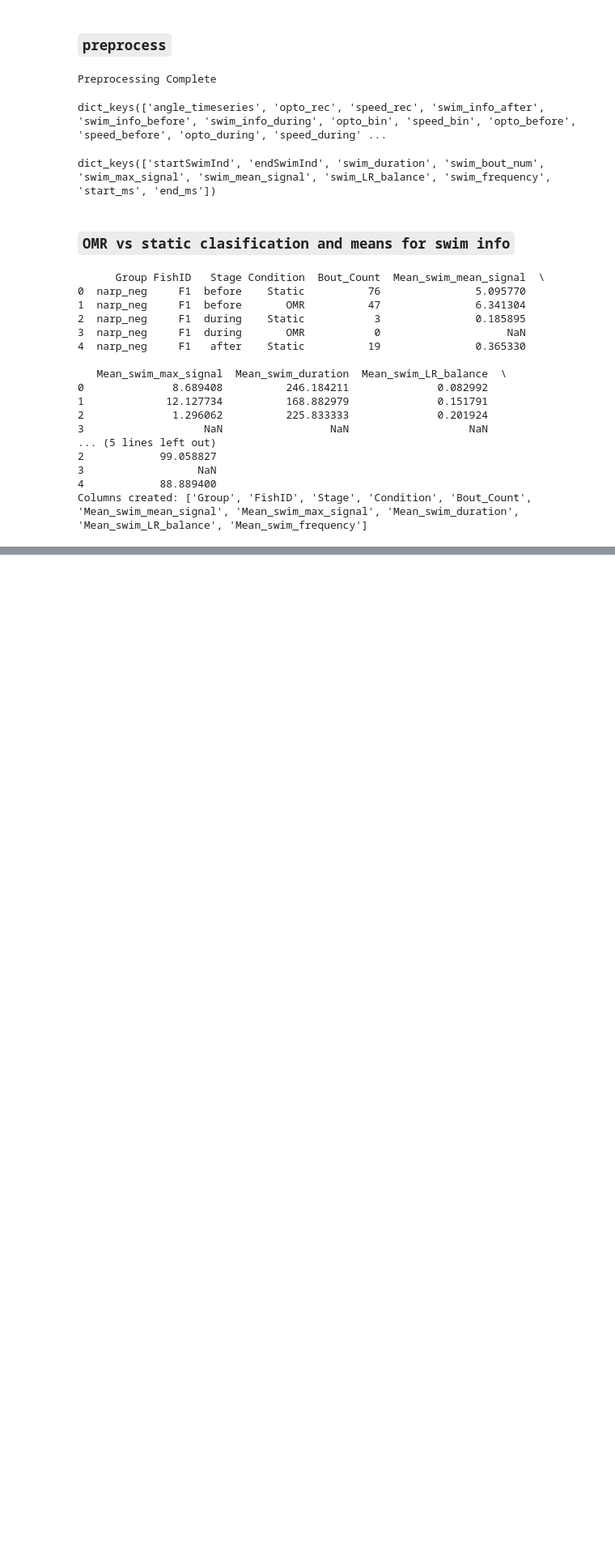
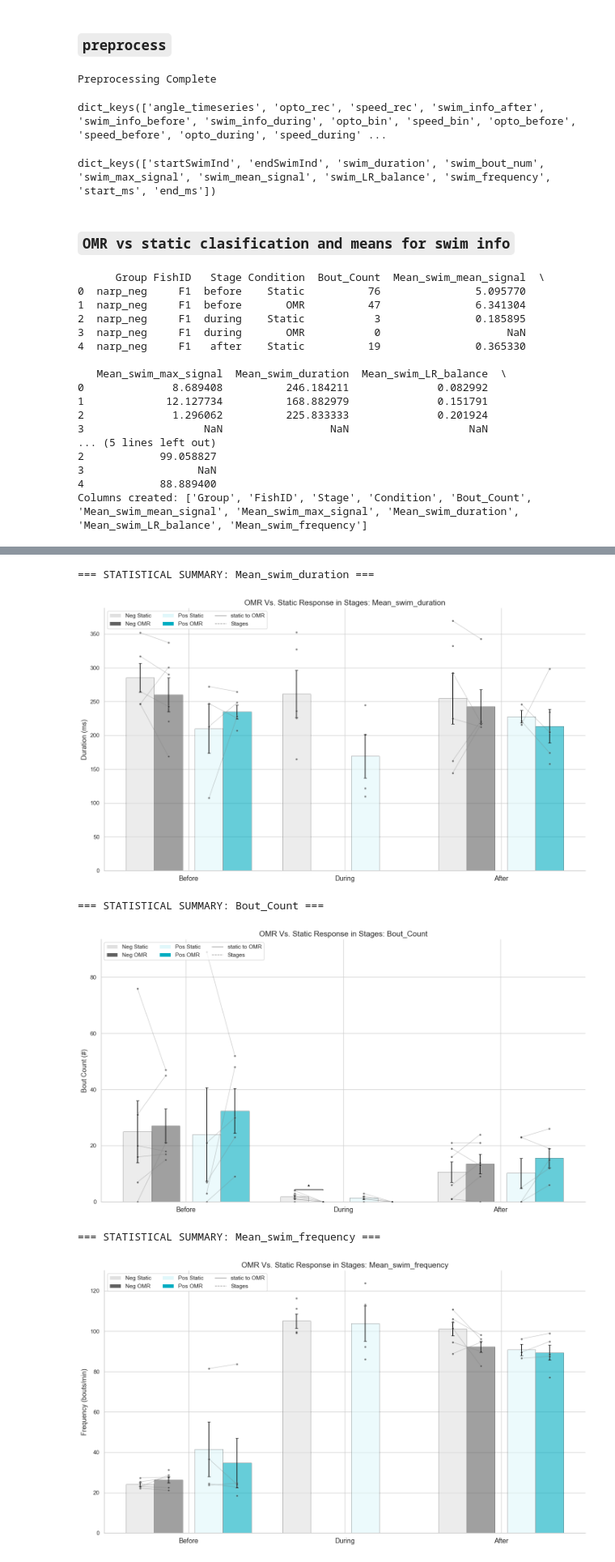
Before and after one commit to ellashaked/optogenetic-stimuli-narp, a Jupyter notebook: 5_sec_const.ipynb, the cells around one changed output, grey strips where cells are left out. Shown at 81% size. Drawn from its saved outputs; the diff is of its cells as text; code cells hidden in the pictures; blank space fills up the shorter version.

Commit message:
plotting omr vs static in stages function + t test stats

```diff
--- a/5_sec_const.ipynb
+++ b/5_sec_const.ipynb
@@ -440,0 +429,14 @@ Columns created: ['Group', 'FishID', 'Stage', 'Condition', 'Bout_Count', 'Mean_s
+# %%
+def add_stats_bracket(ax, x1, x2, y, h, p_val, color='k'):
+    """Draws a bracket with significance stars."""
+    if p_val >= 0.05: return # Do not draw if not significant
+
+    # Determine significance level
+    sig = "***" if p_val < 0.001 else "**" if p_val < 0.01 else "*"
+
+    # Draw bracket
+    ax.plot([x1, x1, x2, x2], [y, y+h, y+h, y], lw=1.2, c=color)
+
+    # Add text
+    ax.text((x1+x2)/2, y+h, sig, ha='center', va='bottom', color=color,
+            fontsize=12, fontweight='bold')
@@ -440,0 +498,26 @@ Columns created: ['Group', 'FishID', 'Stage', 'Condition', 'Bout_Count', 'Mean_s
+# %%
+def get_label_with_units(metric_col):
+    """
+    Returns a formatted label string with the correct units based on your specific columns.
+    """
+    # Map your columns to their units
+    units = {
+        'Bout_Count':            '(#)',         # Count (Number of bouts)
+        'Mean_swim_mean_signal': '(a.u.)',      # Arbitrary Units (Signal intensity)
+        'Mean_swim_max_signal':  '(a.u.)',      # Arbitrary Units
+        'Mean_swim_duration':    '(ms)',        # Duration
+        'Mean_swim_LR_balance':  '(Index)',     # Left/Right Balance (0 to 1)
+        'Mean_swim_frequency':   '(bouts/min)'         # Frequency
+    }
+
+    # Get the unit, default to empty string if not found
+    unit_str = units.get(metric_col, "")
+
+    # Format label: "Mean Swim Frequency (Hz)"
+    clean_name = metric_col.replace('_', ' ').replace('Mean swim', '').strip().capitalize()
+
+    # Special casing for cleaner names
+    if metric_col == 'Bout_Count': clean_name = "Bout Count"
+    if metric_col == 'Mean_swim_LR_balance': clean_name = "L/R Balance"
+
+    return f"{clean_name} {unit_str}"
@@ -440,0 +656,12 @@ Columns created: ['Group', 'FishID', 'Stage', 'Condition', 'Bout_Count', 'Mean_s
+# %%
+# Run
+plot_omr_final(df_results, 'Mean_swim_duration')
+plot_omr_final(df_results, 'Bout_Count')
+plot_omr_final(df_results, 'Mean_swim_frequency')
+# %% [output]
+=== STATISTICAL SUMMARY: Mean_swim_duration ===
+[figure, added]
+=== STATISTICAL SUMMARY: Bout_Count ===
+[figure, added]
+=== STATISTICAL SUMMARY: Mean_swim_frequency ===
+[figure, added]
```
Also changed, not shown: parts of 8 cells of this notebook.
